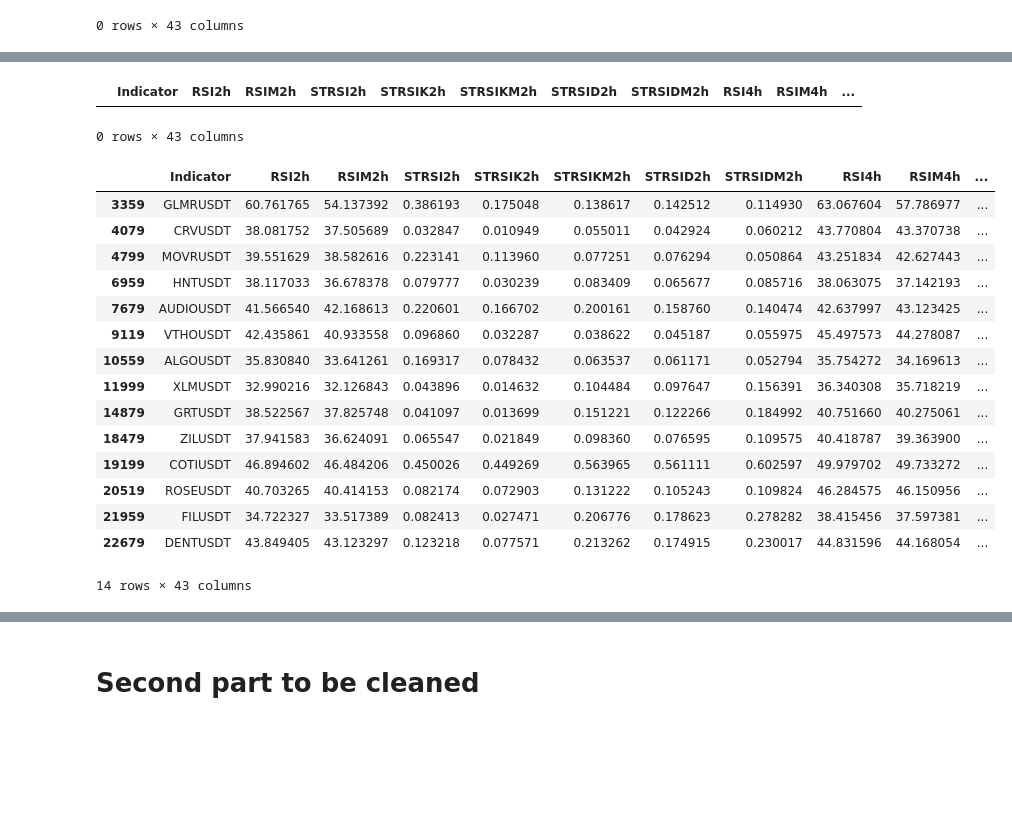
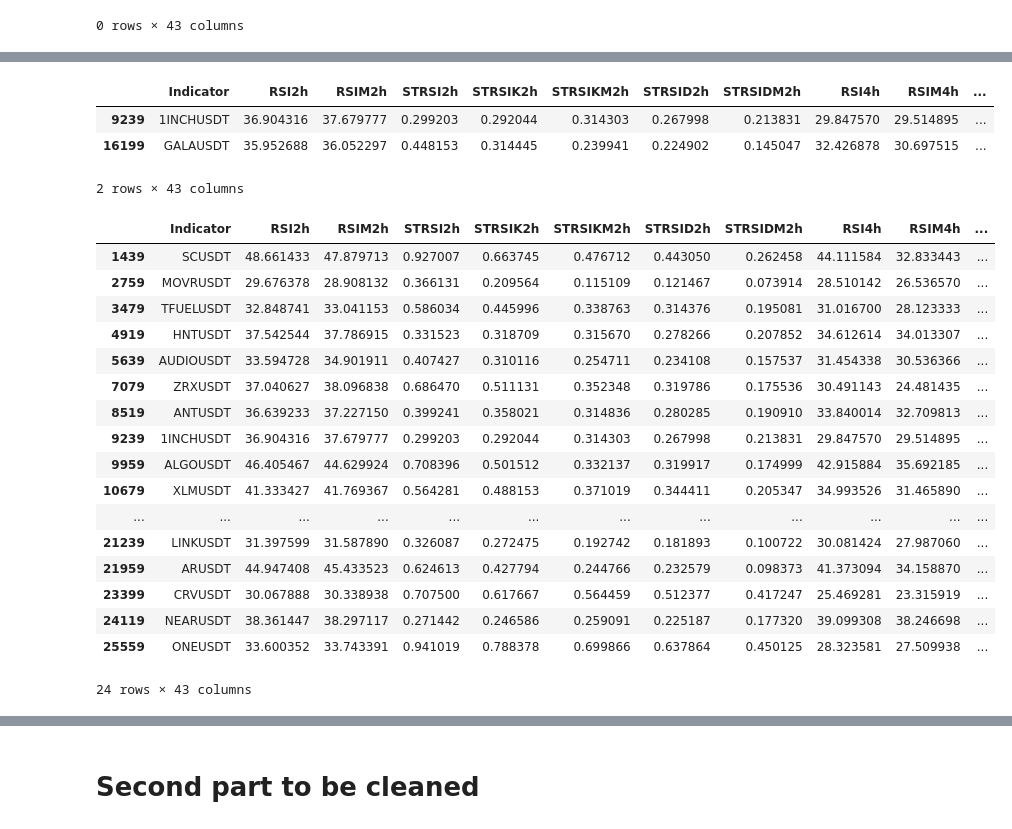
Before and after one commit to hjabbour/ML, a Jupyter notebook: HLST-FIXLIST-Direction.ipynb, the cells around one changed output, grey strips where cells are left out. Saved outputs shown, nothing was run; the diff lists cells and outputs as text; code cells hidden in the pictures; blank space fills up the shorter version.

```diff
--- a/HLST-FIXLIST-Direction.ipynb
+++ b/HLST-FIXLIST-Direction.ipynb
@@ -549,33 +660,38 @@ drop
 # %%
 # 4 hour K rising
-drop = final.loc[((rule4under & rule4kup) )]
+drop = final.loc[((rule4under & rule4kup) & (final['STRSIK4h']< 0.2) )]
+#drop = final.loc[((rule4under & rule4kup)  )]
 
 #drop = final.loc[(rule12kdown & rule12RSIup)]
 
 drop
 # %% [output]
 |  | Indicator | RSI2h | RSIM2h | STRSI2h | STRSIK2h | STRSIKM2h | STRSID2h | STRSIDM2h | RSI4h | RSIM4h | ... |
+| 9239 | 1INCHUSDT | 36.904316 | 37.679777 | 0.299203 | 0.292044 | 0.314303 | 0.267998 | 0.213831 | 29.847570 | 29.514895 | ... |
+| 16199 | GALAUSDT | 35.952688 | 36.052297 | 0.448153 | 0.314445 | 0.239941 | 0.224902 | 0.145047 | 32.426878 | 30.697515 | ... |
-0 rows × 43 columns
+2 rows × 43 columns
 # %%
-drop = final.loc[((rule4kup) )]
+drop = final.loc[((rule4kup & rule4RSIup) )]
 drop
 # %% [output]
 |  | Indicator | RSI2h | RSIM2h | STRSI2h | STRSIK2h | STRSIKM2h | STRSID2h | STRSIDM2h | RSI4h | RSIM4h | ... |
-| 3359 | GLMRUSDT | 60.761765 | 54.137392 | 0.386193 | 0.175048 | 0.138617 | 0.142512 | 0.114930 | 63.067604 | 57.786977 | ... |
-| 4079 | CRVUSDT | 38.081752 | 37.505689 | 0.032847 | 0.010949 | 0.055011 | 0.042924 | 0.060212 | 43.770804 | 43.370738 | ... |
-| 4799 | MOVRUSDT | 39.551629 | 38.582616 | 0.223141 | 0.113960 | 0.077251 | 0.076294 | 0.050864 | 43.251834 | 42.627443 | ... |
-| 6959 | HNTUSDT | 38.117033 | 36.678378 | 0.079777 | 0.030239 | 0.083409 | 0.065677 | 0.085716 | 38.063075 | 37.142193 | ... |
-| 7679 | AUDIOUSDT | 41.566540 | 42.168613 | 0.220601 | 0.166702 | 0.200161 | 0.158760 | 0.140474 | 42.637997 | 43.123425 | ... |
-| 9119 | VTHOUSDT | 42.435861 | 40.933558 | 0.096860 | 0.032287 | 0.038622 | 0.045187 | 0.055975 | 45.497573 | 44.278087 | ... |
-| 10559 | ALGOUSDT | 35.830840 | 33.641261 | 0.169317 | 0.078432 | 0.063537 | 0.061171 | 0.052794 | 35.754272 | 34.169613 | ... |
-| 11999 | XLMUSDT | 32.990216 | 32.126843 | 0.043896 | 0.014632 | 0.104484 | 0.097647 | 0.156391 | 36.340308 | 35.718219 | ... |
-| 14879 | GRTUSDT | 38.522567 | 37.825748 | 0.041097 | 0.013699 | 0.151221 | 0.122266 | 0.184992 | 40.751660 | 40.275061 | ... |
-| 18479 | ZILUSDT | 37.941583 | 36.624091 | 0.065547 | 0.021849 | 0.098360 | 0.076595 | 0.109575 | 40.418787 | 39.363900 | ... |
-| 19199 | COTIUSDT | 46.894602 | 46.484206 | 0.450026 | 0.449269 | 0.563965 | 0.561111 | 0.602597 | 49.979702 | 49.733272 | ... |
-| 20519 | ROSEUSDT | 40.703265 | 40.414153 | 0.082174 | 0.072903 | 0.131222 | 0.105243 | 0.109824 | 46.284575 | 46.150956 | ... |
-| 21959 | FILUSDT | 34.722327 | 33.517389 | 0.082413 | 0.027471 | 0.206776 | 0.178623 | 0.278282 | 38.415456 | 37.597381 | ... |
-| 22679 | DENTUSDT | 43.849405 | 43.123297 | 0.123218 | 0.077571 | 0.213262 | 0.174915 | 0.230017 | 44.831596 | 44.168054 | ... |
+| 1439 | SCUSDT | 48.661433 | 47.879713 | 0.927007 | 0.663745 | 0.476712 | 0.443050 | 0.262458 | 44.111584 | 32.833443 | ... |
+| 2759 | MOVRUSDT | 29.676378 | 28.908132 | 0.366131 | 0.209564 | 0.115109 | 0.121467 | 0.073914 | 28.510142 | 26.536570 | ... |
+| 3479 | TFUELUSDT | 32.848741 | 33.041153 | 0.586034 | 0.445996 | 0.338763 | 0.314376 | 0.195081 | 31.016700 | 28.123333 | ... |
+| 4919 | HNTUSDT | 37.542544 | 37.786915 | 0.331523 | 0.318709 | 0.315670 | 0.278266 | 0.207852 | 34.612614 | 34.013307 | ... |
+| 5639 | AUDIOUSDT | 33.594728 | 34.901911 | 0.407427 | 0.310116 | 0.254711 | 0.234108 | 0.157537 | 31.454338 | 30.536366 | ... |
+| 7079 | ZRXUSDT | 37.040627 | 38.096838 | 0.686470 | 0.511131 | 0.352348 | 0.319786 | 0.175536 | 30.491143 | 24.481435 | ... |
+| 8519 | ANTUSDT | 36.639233 | 37.227150 | 0.399241 | 0.358021 | 0.314836 | 0.280285 | 0.190910 | 33.840014 | 32.709813 | ... |
+| 9239 | 1INCHUSDT | 36.904316 | 37.679777 | 0.299203 | 0.292044 | 0.314303 | 0.267998 | 0.213831 | 29.847570 | 29.514895 | ... |
+| 9959 | ALGOUSDT | 46.405467 | 44.629924 | 0.708396 | 0.501512 | 0.332137 | 0.319917 | 0.174999 | 42.915884 | 35.692185 | ... |
+| 10679 | XLMUSDT | 41.333427 | 41.769367 | 0.564281 | 0.488153 | 0.371019 | 0.344411 | 0.205347 | 34.993526 | 31.465890 | ... |
+| ... | ... | ... | ... | ... | ... | ... | ... | ... | ... | ... | ... |
+| 21239 | LINKUSDT | 31.397599 | 31.587890 | 0.326087 | 0.272475 | 0.192742 | 0.181893 | 0.100722 | 30.081424 | 27.987060 | ... |
+| 21959 | ARUSDT | 44.947408 | 45.433523 | 0.624613 | 0.427794 | 0.244766 | 0.232579 | 0.098373 | 41.373094 | 34.158870 | ... |
+| 23399 | CRVUSDT | 30.067888 | 30.338938 | 0.707500 | 0.617667 | 0.564459 | 0.512377 | 0.417247 | 25.469281 | 23.315919 | ... |
+| 24119 | NEARUSDT | 38.361447 | 38.297117 | 0.271442 | 0.246586 | 0.259091 | 0.225187 | 0.177320 | 39.099308 | 38.246698 | ... |
+| 25559 | ONEUSDT | 33.600352 | 33.743391 | 0.941019 | 0.788378 | 0.699866 | 0.637864 | 0.450125 | 28.323581 | 27.509938 | ... |
-14 rows × 43 columns
+24 rows × 43 columns
 # %%
 # 4 H down RSI up
 drop = final.loc[(rule4kdown & rule4RSIup)]
```
Also changed, not shown: parts of 40 cells of this notebook, 5 other files.
